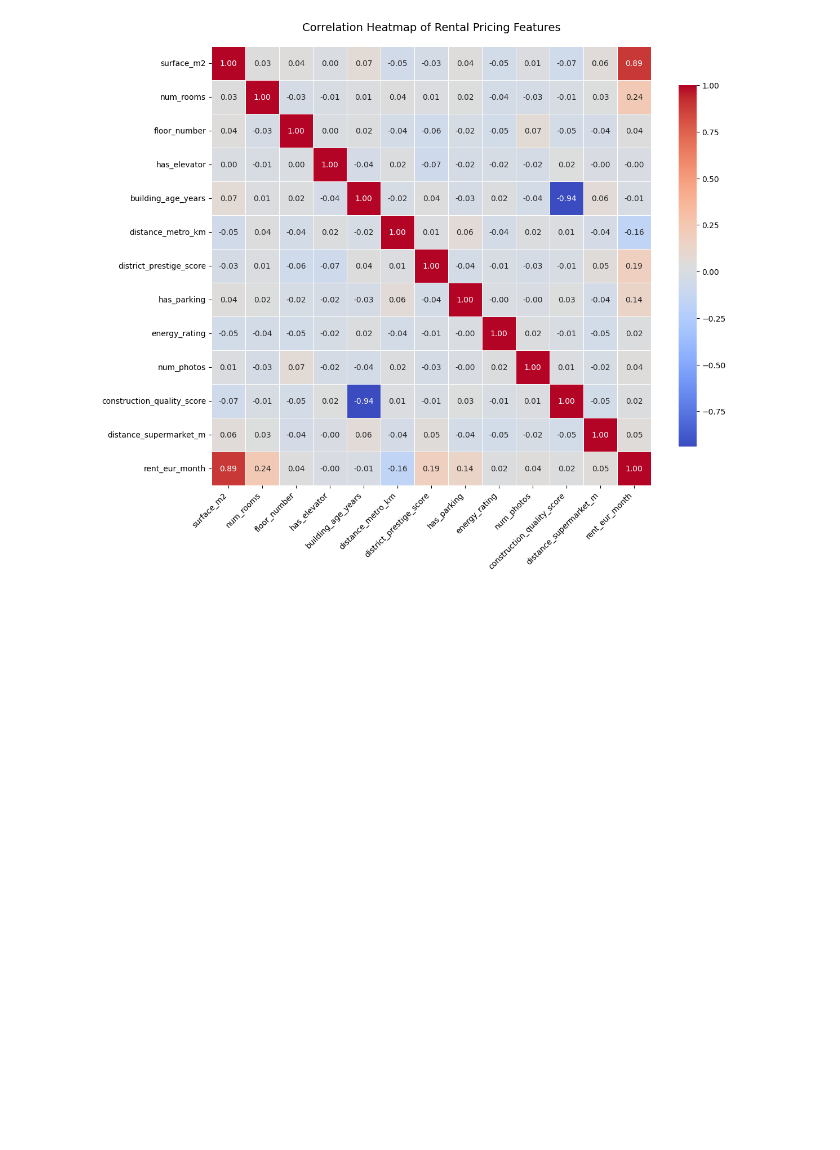
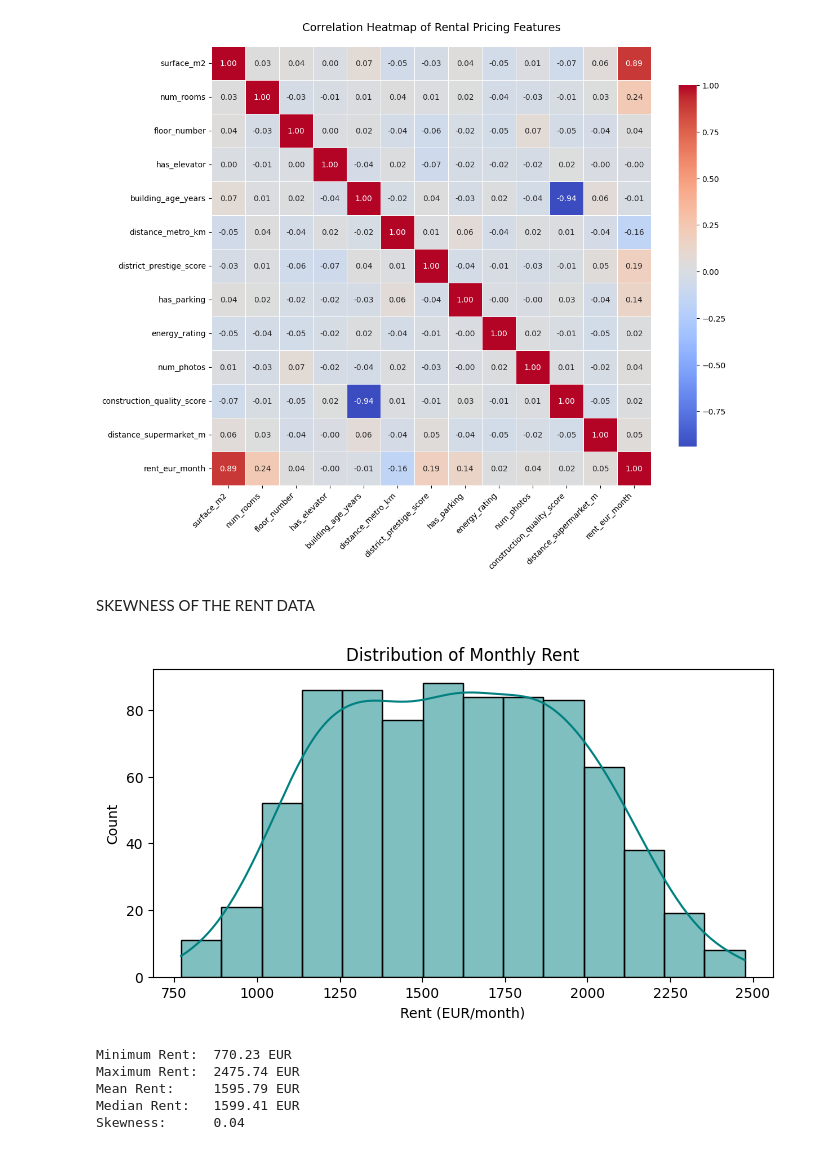
Before and after one commit to KSteponavicus/Urban-Rental-Pricing---Final-ML-Project, a Jupyter notebook: lucien.ipynb, the cells around one changed output. Drawn from its saved outputs; the diff is of its cells as text; code cells hidden in the pictures; blank space fills up the shorter version.

Commit message:
updated - plot for skewness and regplots

```diff
--- a/lucien.ipynb
+++ b/lucien.ipynb
@@ -45,3 +45,26 @@ plt.show()
 plt.close()
 # %% [output]
 [figure]
+# %% [markdown]
+SKEWNESS OF THE RENT DATA
+# %%
+plt.figure(figsize=(8, 4))
+sns.histplot(df_train['rent_eur_month'], kde=True, color='teal')
+plt.title('Distribution of Monthly Rent', fontsize=12)
+plt.xlabel('Rent (EUR/month)')
+plt.ylabel('Count')
+plt.show()
+# %% [output]
+[figure, added]
+# %%
+print(f"Minimum Rent:  {Y_train.min():.2f} EUR")
+print(f"Maximum Rent:  {Y_train.max():.2f} EUR")
+print(f"Mean Rent:     {Y_train.mean():.2f} EUR")
+print(f"Median Rent:   {Y_train.median():.2f} EUR")
+print(f"Skewness:      {Y_train.skew():.2f} ")
+# %% [output]
+Minimum Rent:  770.23 EUR
+Maximum Rent:  2475.74 EUR
+Mean Rent:     1595.79 EUR
+Median Rent:   1599.41 EUR
+Skewness:      0.04
```
Also changed, not shown: parts of 2 cells of this notebook.
